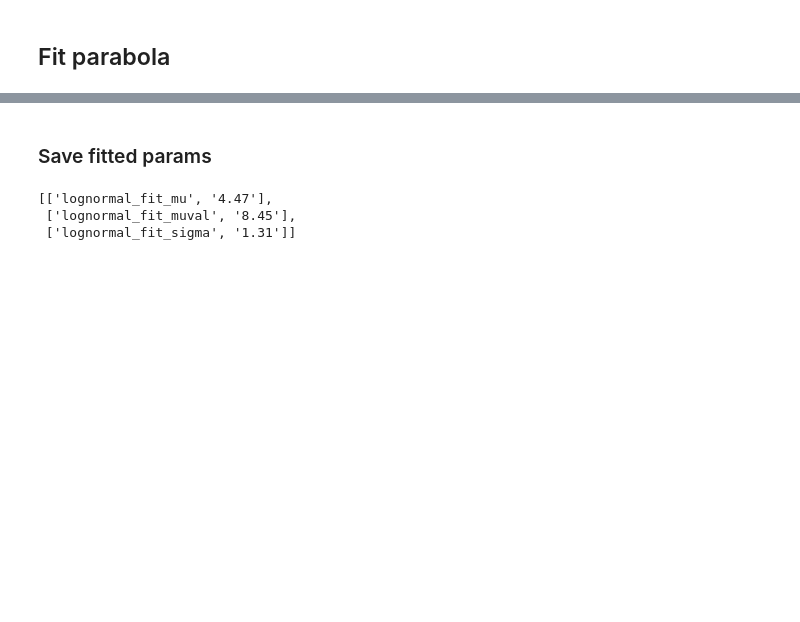
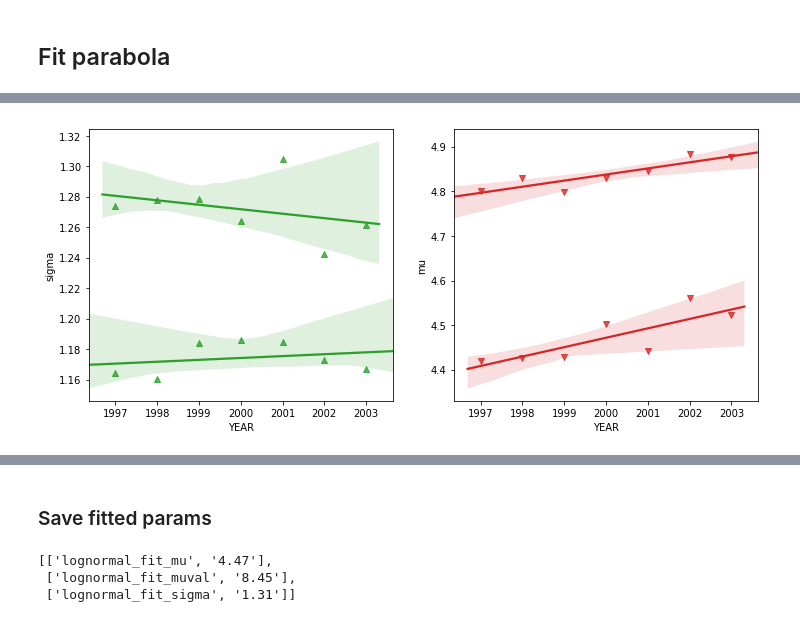
Before and after one commit to matuteiglesias/French_exports_bkp, a Jupyter notebook: code/notebooks/Parabolas. Simulated distribution and growth.ipynb, the cells around one changed output, grey strips where cells are left out. Drawn from its saved outputs; the diff is of its cells as text; code cells hidden in the pictures; blank space fills up the shorter version.

```diff
--- a/code/notebooks/Parabolas. Simulated distribution and growth.ipynb
+++ b/code/notebooks/Parabolas. Simulated distribution and growth.ipynb
@@ -58,0 +127,10 @@ fit_data[['counts', 'value']] = np.log(fit_data[['counts', 'value']]).add_suffix
+# %%
+fig, axs = plt.subplots(1, 2, figsize = (12, 5))
+
+for j, var in enumerate(['mu', 'sigma']):
+    ax = axs[j]
+    for i in [0, 1]:
+        sns.regplot(x="YEAR", y=['sigma', 'mu'][j], data=fits.loc[fits.IMPORT == i],
+                    ax = ax, marker = ['^', 'v'][j], color = ['#2ca02c', '#d62728'][j])
+# %% [output]
+[figure, added]
```
Also changed, not shown: parts of 13 cells of this notebook.
